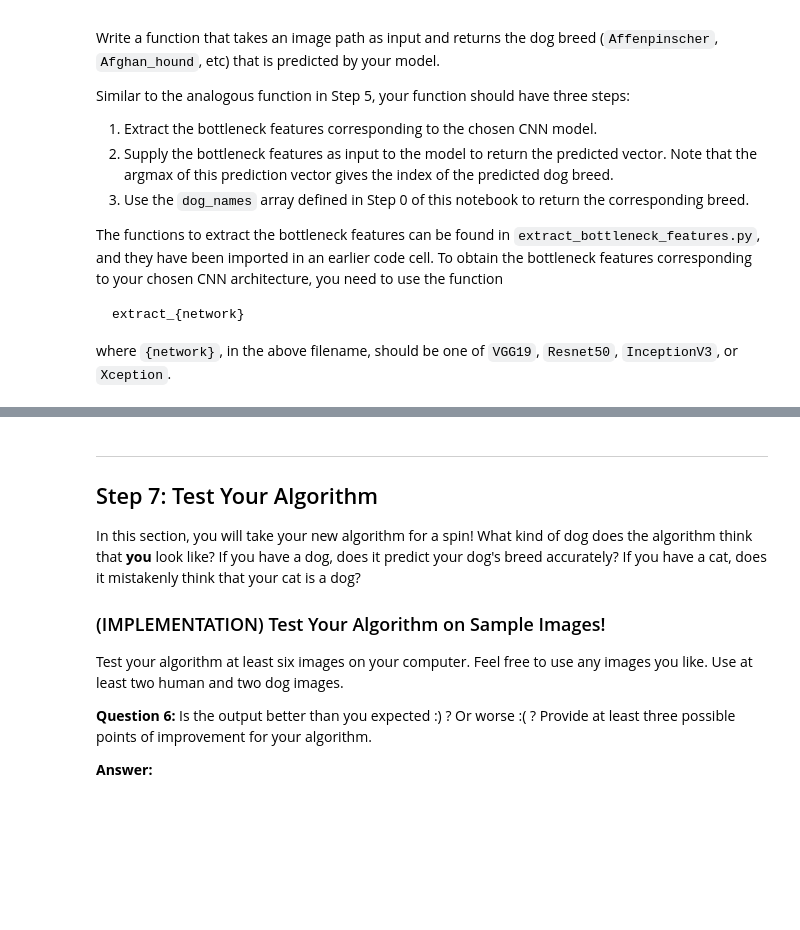
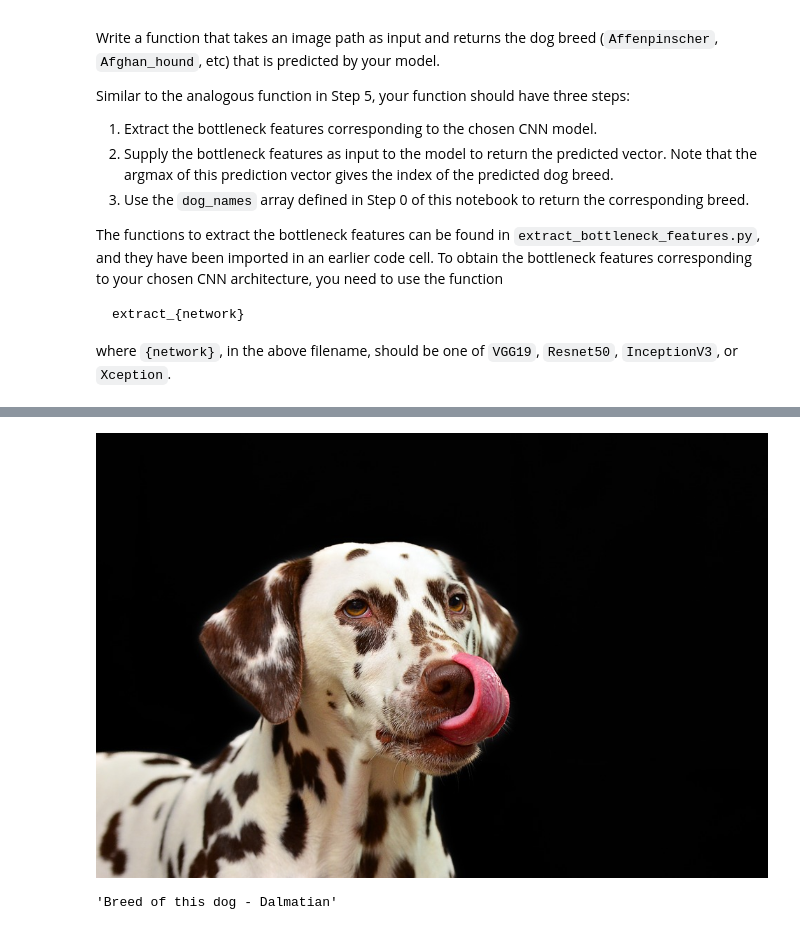
Before and after one commit to PermanentPon/dog_breed, a Jupyter notebook: dog_app.ipynb, the cells around one changed output, grey strips where cells are left out. Saved outputs shown, nothing was run; the diff lists cells and outputs as text; code cells hidden in the pictures; blank space fills up the shorter version.

```diff
--- a/dog_app.ipynb
+++ b/dog_app.ipynb
@@ -581,3 +673,5 @@ You are welcome to [augment the training data](https://blog.keras.io/building-po
+# %%
+model_Xception.load_weights('saved_models/weights.best.Xception.hdf5')
 # %% [markdown]
 ### (IMPLEMENTATION) Test the Model
 
@@ -599,9 +807,17 @@ The functions to extract the bottleneck features can be found in `extract_bottle
     extract_{network}
 
 where `{network}`, in the above filename, should be one of `VGG19`, `Resnet50`, `InceptionV3`, or `Xception`.
+# %%
+def extract_Xception(tensor):
+	from keras.applications.xception import Xception, preprocess_input
+	return Xception(weights='imagenet', include_top=False).predict(preprocess_input(tensor))
 # %%
 ### TODO: Write a function that takes a path to an image as input
 ### and returns the dog breed that is predicted by the model.
+def dog_breed_detector(file_path):
+    bottleneck_features = extract_Xception(path_to_tensor(file_path))
+    dog_breed_id = np.argmax(model_Xception.predict(bottleneck_features))
+    return dog_names[dog_breed_id]
 # %% [markdown]
 ---
 <a id='step6'></a>
@@ -620,3 +836,12 @@ Some sample output for our algorithm is provided below, but feel free to design
 
 
 ### (IMPLEMENTATION) Write your Algorithm
+# %%
+### TODO: Write your algorithm.
+def breed_detector(file_path):
+    if dog_detector(file_path):
+        # return dog breed that is predicted by the model
+        return 'Breed of this dog - ' + dog_breed_detector(file_path)
+    if face_detector(file_path):
+        return 'This human looks like ' + dog_breed_detector(file_path)
+    return 'Error. It"s not a dog'
@@ -623,17 +868,12 @@ Some sample output for our algorithm is provided below, but feel free to design
 # %%
-### TODO: Write your algorithm.
-### Feel free to use as many code cells as needed.
+## TODO: Execute your algorithm from Step 6 on
+## at least 6 images on your computer.
+## Feel free to use as many code cells as needed.
+from IPython.core.display import Image, display
+
+path = "my_images/dog_1.jpg"
+display(Image(path))
+breed_detector(path)
+# %% [output]
+[figure, added]
+'Breed of this dog - Dalmatian'
-# %% [markdown]
----
-<a id='step7'></a>
-## Step 7: Test Your Algorithm
-
-In this section, you will take your new algorithm for a spin!  What kind of dog does the algorithm think that __you__ look like?  If you have a dog, does it predict your dog's breed accurately?  If you have a cat, does it mistakenly think that your cat is a dog?
-
-### (IMPLEMENTATION) Test Your Algorithm on Sample Images!
-
-Test your algorithm at least six images on your computer.  Feel free to use any images you like.  Use at least two human and two dog images.
-
-__Question 6:__ Is the output better than you expected :) ?  Or worse :( ?  Provide at least three possible points of improvement for your algorithm.
-
-__Answer:__
```
Also changed, not shown: parts of 44 cells of this notebook, 1 other file.
